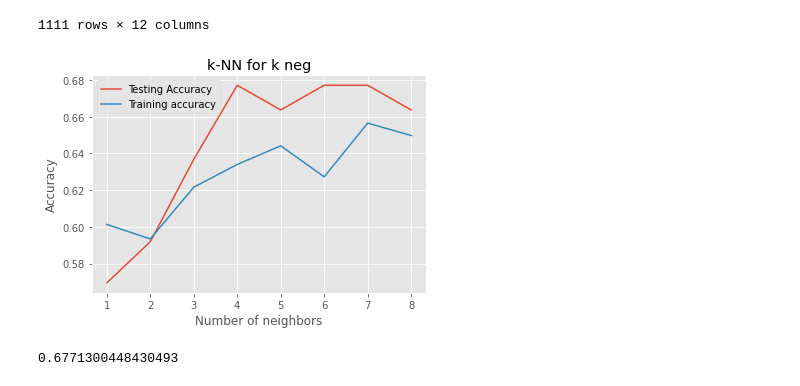
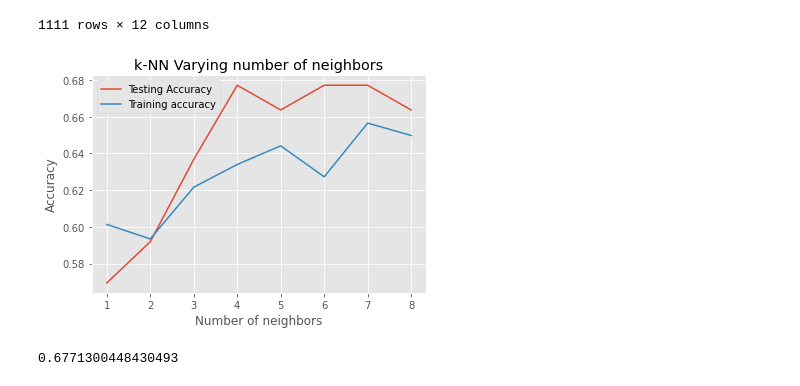
Before and after one commit to jagadeeshmeesala/notebooks, a Jupyter notebook: 602-final-project/CleanData.ipynb, the cells around one changed output. Drawn from its saved outputs; the diff is of its cells as text; code cells hidden in the pictures.

```diff
--- a/602-final-project/CleanData.ipynb
+++ b/602-final-project/CleanData.ipynb
@@ -118,15 +117,15 @@ for i,k in enumerate(neighbors):
     test_accuracy[i] = knn.score(X_test, y_test)
 # %%
 #Generate plot
-plt.title('k-NN for k neg')
+plt.title('k-NN Varying number of neighbors')
 plt.plot(neighbors, test_accuracy, label='Testing Accuracy')
 plt.plot(neighbors, train_accuracy, label='Training accuracy')
 plt.legend()
 plt.xlabel('Number of neighbors')
 plt.ylabel('Accuracy')
 plt.show()
 # %% [output]
-[figure, old version]
+[figure, new version]
 # %%
 # Fitting the model with k=4
 knn = KNeighborsClassifier(n_neighbors=4)
```
Also changed, not shown: parts of 1 cell of this notebook.
